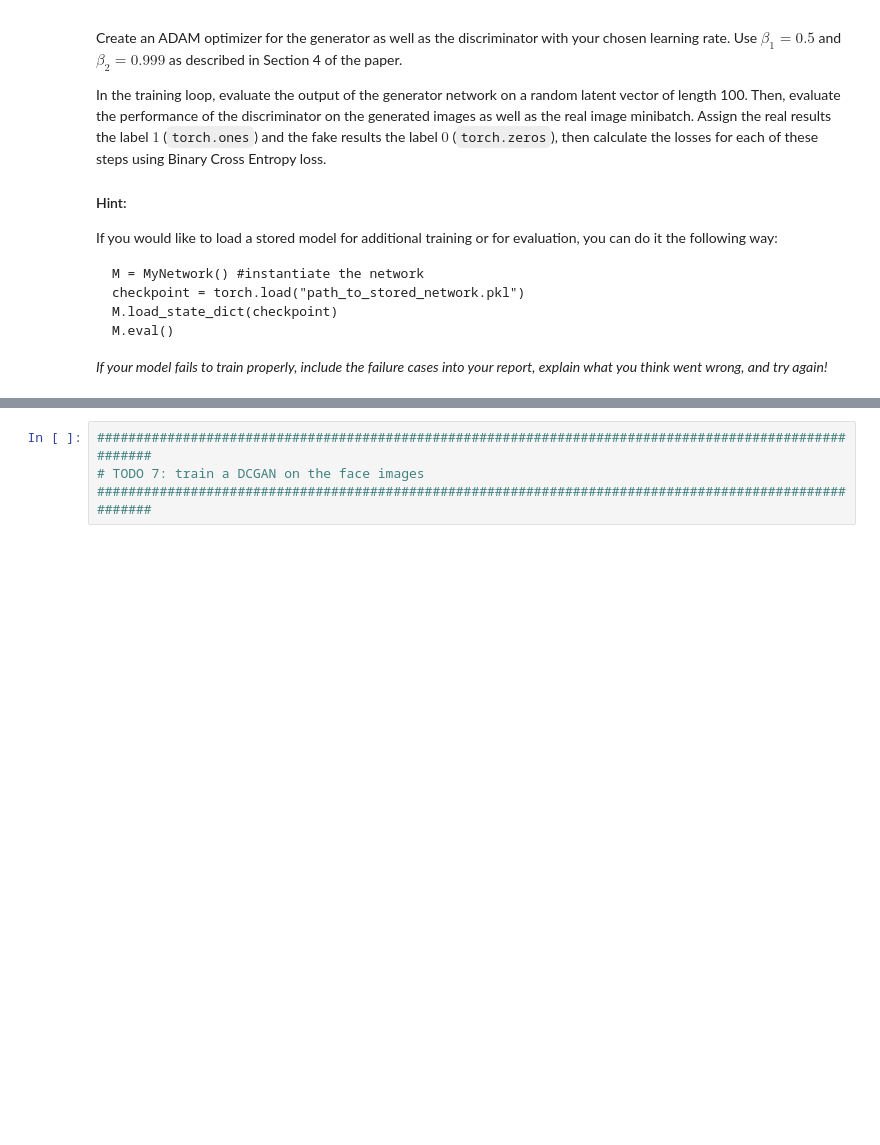
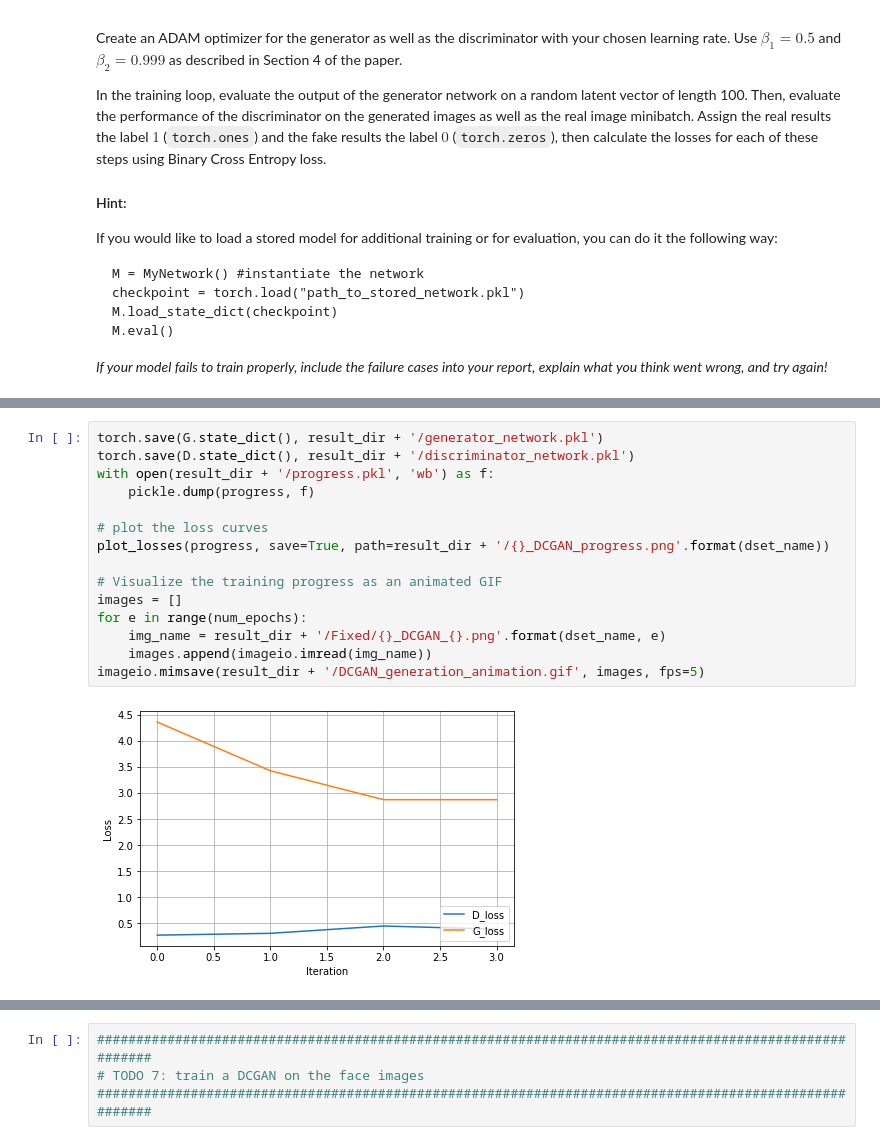
Before and after one commit to Elizabeth1997/CS390DD_Project4, a Jupyter notebook: GAN_assignment_STUDENT.ipynb, the cells around one changed output, grey strips where cells are left out. Saved outputs shown, nothing was run; the diff lists cells and outputs as text; blank space fills up the shorter version.

```diff
--- a/GAN_assignment_STUDENT.ipynb
+++ b/GAN_assignment_STUDENT.ipynb
@@ -459,3 +459,20 @@ Epoch [6 / 10] G loss: 3.2522544860839844 D loss: 0.20474237203598022
+# %%
+torch.save(G.state_dict(), result_dir + '/generator_network.pkl')
+torch.save(D.state_dict(), result_dir + '/discriminator_network.pkl')
+with open(result_dir + '/progress.pkl', 'wb') as f:
+    pickle.dump(progress, f)
+
+# plot the loss curves
+plot_losses(progress, save=True, path=result_dir + '/{}_DCGAN_progress.png'.format(dset_name))
+
+# Visualize the training progress as an animated GIF
+images = []
+for e in range(num_epochs):
+    img_name = result_dir + '/Fixed/{}_DCGAN_{}.png'.format(dset_name, e)
+    images.append(imageio.imread(img_name))
+imageio.mimsave(result_dir + '/DCGAN_generation_animation.gif', images, fps=5)
+# %% [output]
+[figure, added]
 # %% [markdown]
 ### Display the animated generation GIF
 
```
Also changed, not shown: parts of 22 cells of this notebook, 2 other files.
